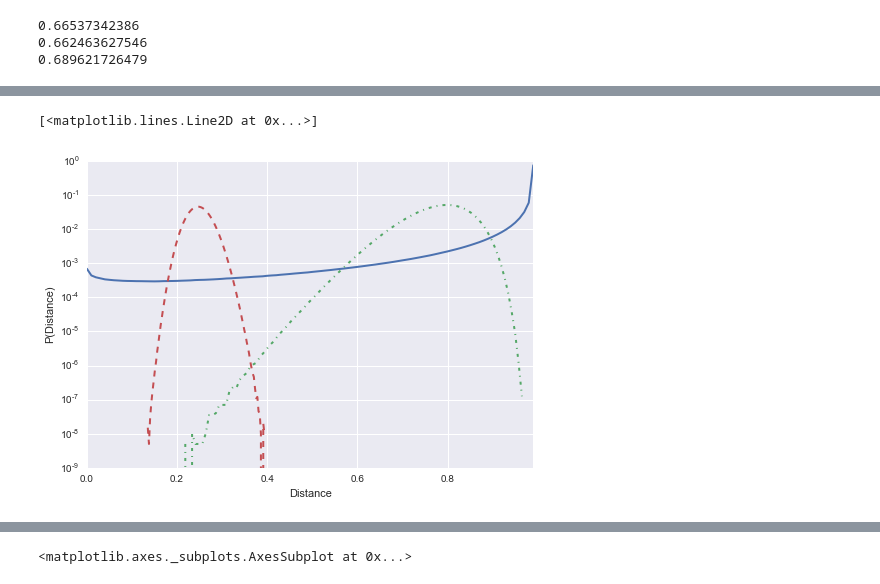
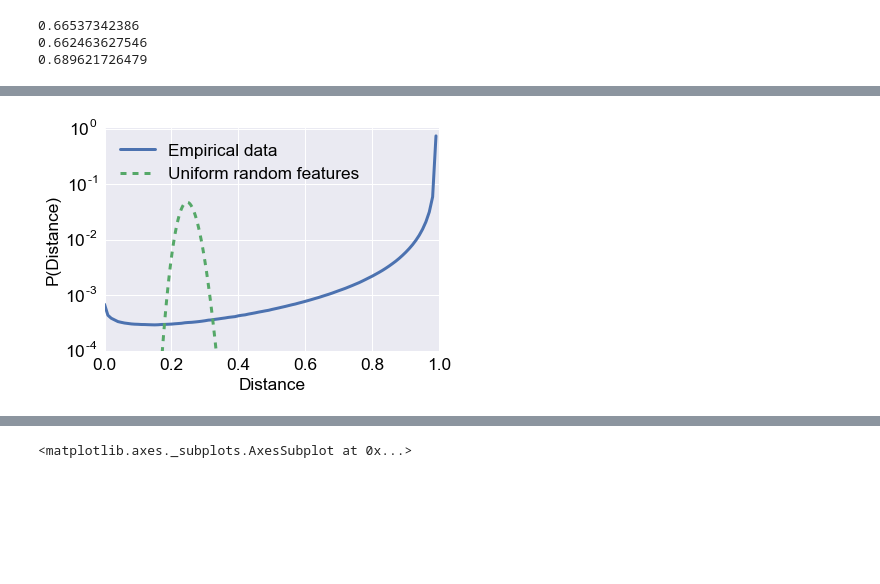
Before and after one commit to jlorince/MusicForaging, a Jupyter notebook: notebooks/CIKM.ipynb, the cells around one changed output, grey strips where cells are left out. Saved outputs shown, nothing was run; the diff lists cells and outputs as text; code cells hidden in the pictures; blank space fills up the shorter version.

```diff
--- a/notebooks/CIKM.ipynb
+++ b/notebooks/CIKM.ipynb
@@ -496,4 +432,8 @@ dists = pdist(features,metric='cosine')
 # %%
+fig,ax = plt.subplots(1,1,figsize=(6,4))
+
+
+#LDA_ARTISTS_190
 vals = np.array([   4342753,    2758452,    2434665,    2270920,    2119709,
            2053162,    1994882,    1959337,    1922705,    1902288,
            1892866,    1877421,    1874083,    1863723,    1855462,
@@ -527,45 +467,46 @@ bins = np.array([  2.04281037e-14,   9.99999419e-03,   1.99999884e-02,
           2.99999826e-01,   3.09999820e-01,   3.19999814e-01,
           3.29999808e-01,   3.39999802e-01,   3.49999797e-01,
           3.59999791e-01,   3.69999785e-01,   3.79999779e-01,
           3.89999773e-01,   3.99999768e-01,   4.09999762e-01,
           4.19999756e-01,   4.29999750e-01,   4.39999744e-01,
           4.49999738e-01,   4.59999733e-01,   4.69999727e-01,
           4.79999721e-01,   4.89999715e-01,   4.99999709e-01,
           5.09999704e-01,   5.19999698e-01,   5.29999692e-01,
           5.39999686e-01,   5.49999680e-01,   5.59999675e-01,
           5.69999669e-01,   5.79999663e-01,   5.89999657e-01,
           5.99999651e-01,   6.09999646e-01,   6.19999640e-01,
           6.29999634e-01,   6.39999628e-01,   6.49999622e-01,
           6.59999616e-01,   6.69999611e-01,   6.79999605e-01,
           6.89999599e-01,   6.99999593e-01,   7.09999587e-01,
           7.19999582e-01,   7.29999576e-01,   7.39999570e-01,
           7.49999564e-01,   7.59999558e-01,   7.69999553e-01,
           7.79999547e-01,   7.89999541e-01,   7.99999535e-01,
           8.09999529e-01,   8.19999523e-01,   8.29999518e-01,
           8.39999512e-01,   8.49999506e-01,   8.59999500e-01,
           8.69999494e-01,   8.79999489e-01,   8.89999483e-01,
           8.99999477e-01,   9.09999471e-01,   9.19999465e-01,
           9.29999460e-01,   9.39999454e-01,   9.49999448e-01,
           9.59999442e-01,   9.69999436e-01,   9.79999431e-01,
           9.89999425e-01,   9.99999419e-01])
-fig,ax = plt.subplots(1,1)
+
 
 vals =  vals / float(vals.sum())
+ax.plot(bins[:-1],vals,lw=3,label='Empirical data',c=colors[0])
 
-ax.plot(bins[:-1],vals,lw=2)
+vals,bins2 = np.histogram(dists_rand,100)
+vals =  vals / float(vals.sum())
+ax.plot(bins2[:-1],vals,lw=3,label='Uniform random features',c=colors[1],ls='--')
+
+
+
 ax.set_yscale('log')
-ax.set_xlim(0,bins[-2])
-ax.set_xlabel('Distance')
-ax.set_ylabel('P(Distance)')
-#ax.set_ylim(10e-5,1.)
+#ax.set_xlim(0,bins[-2])
+ax.set_xlim(0,1)
+ax.set_xlabel('Distance')#,fontsize='large')
+ax.set_ylabel('P(Distance)')#,fontsize='large')
+ax.set_ylim(10e-5,1.05)
 
-vals,bins = np.histogram(dists_rand_dir,bins=100)
-vals = vals / float(vals.sum())
-ax.plot(bins[:-1],vals,ls='-.',lw=2)
-
-vals,bins = np.histogram(dists_rand,bins=100)
-vals = vals / float(vals.sum())
-ax.plot(bins[:-1],vals,ls='--',lw=2)
+ax.legend(loc='upper left')
+fig.savefig('/Users/jaredlorince/Desktop/dists.pdf',bbox_inches='tight')
 # %% [output]
-[<matplotlib.lines.Line2D at 0x...>]
-[figure, old version]
+[figure, new version]
```
Also changed, not shown: parts of 37 cells of this notebook, 1 other file.
